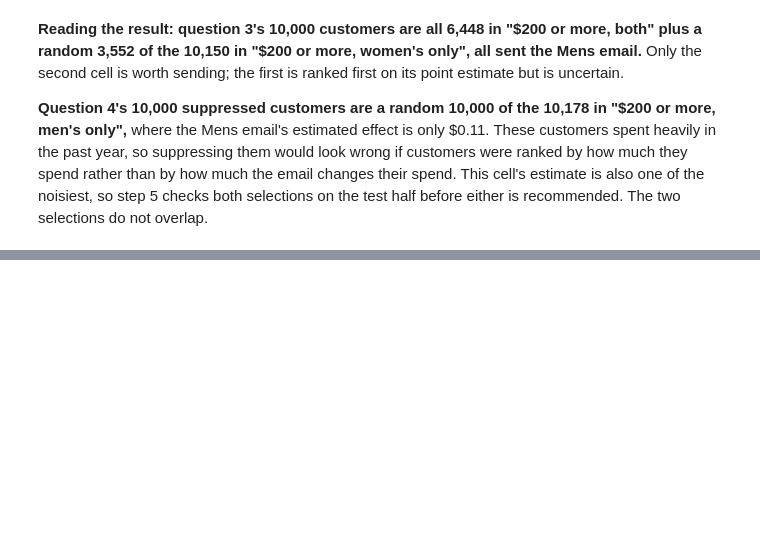
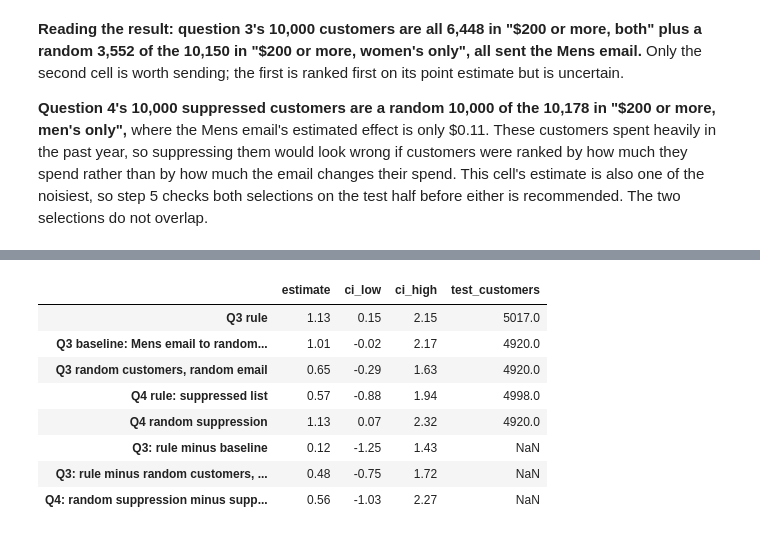
Before and after one commit to flora29058486/email-campaign-targeting, a Jupyter notebook: notebooks/03_01_targeting_rule.ipynb, the cells around one changed output, grey strips where cells are left out. Cells and saved outputs as stored; diff of their text form; code cells hidden in the pictures; blank space fills up the shorter version.

```diff
--- a/notebooks/03_01_targeting_rule.ipynb
+++ b/notebooks/03_01_targeting_rule.ipynb
@@ -228,0 +240,69 @@ Question 3: 10,000 customers selected; question 4: 10,000 suppressed; overlap: 0
+# %%
+rng = np.random.default_rng(SEED)
+df["random_pick"] = df.index.isin(df.sample(N_TARGET, random_state=SEED).index)
+df["random_email"] = rng.choice(["Mens E-Mail", "Womens E-Mail"], size=len(df))
+df["rule_email"] = df["cell"].map(effects["chosen_email"] + " E-Mail")
+
+t = df.loc[test.index]
+spend = t["spend"].to_numpy()
+no_email = (t["segment"] == "No E-Mail").to_numpy()
+
+LISTS = {
+    "Q3 rule": ("send_top", t["rule_email"]),
+    "Q3 baseline: Mens email to random 10,000": ("random_pick", "Mens E-Mail"),
+    "Q3 random customers, random email": ("random_pick", t["random_email"]),
+    "Q4 rule: suppressed list": ("suppress", t["rule_email"]),
+    "Q4 random suppression": ("random_pick", t["rule_email"]),
+}
+masks = {}
+for name, (flag, email) in LISTS.items():
+    selected = t[flag].to_numpy()
+    masks[name] = (selected & (t["segment"] == email).to_numpy(), selected & no_email)
+
+
+def incremental(idx):
+    """Incremental spend per selected customer for each list, for each row of resample indices."""
+    s = spend[idx]
+    out = {}
+    for name, (emailed, control) in masks.items():
+        e, c = emailed[idx], control[idx]
+        out[name] = (s * e).sum(axis=1) / e.sum(axis=1) - (s * c).sum(axis=1) / c.sum(axis=1)
+    return out
+
+
+def comparisons(r):
+    return {
+        "Q3: rule minus baseline": r["Q3 rule"] - r["Q3 baseline: Mens email to random 10,000"],
+        "Q3: rule minus random customers, random email": r["Q3 rule"] - r["Q3 random customers, random email"],
+        "Q4: random suppression minus suppressed list": r["Q4 random suppression"] - r["Q4 rule: suppressed list"],
+    }
+
+
+point = incremental(np.arange(len(t))[None, :])
+point = {**point, **comparisons(point)}
+
+N_BOOT, CHUNK = 10_000, 250
+boot_rng = np.random.default_rng(SEED)
+draws = {name: [] for name in point}
+for _ in range(N_BOOT // CHUNK):
+    r = incremental(boot_rng.integers(0, len(t), size=(CHUNK, len(t))))
+    for name, values in {**r, **comparisons(r)}.items():
+        draws[name].append(values)
+
+results = pd.DataFrame({
+    "estimate": {k: v[0] for k, v in point.items()},
+    "ci_low": {k: np.percentile(np.concatenate(v), 2.5) for k, v in draws.items()},
+    "ci_high": {k: np.percentile(np.concatenate(v), 97.5) for k, v in draws.items()},
+})
+results["test_customers"] = [t[LISTS[k][0]].sum() if k in LISTS else np.nan for k in results.index]
+results.round(2)
+# %% [output]
+|  | estimate | ci_low | ci_high | test_customers |
+| Q3 rule | 1.13 | 0.15 | 2.15 | 5017.0 |
+| Q3 baseline: Mens email to random... | 1.01 | -0.02 | 2.17 | 4920.0 |
+| Q3 random customers, random email | 0.65 | -0.29 | 1.63 | 4920.0 |
+| Q4 rule: suppressed list | 0.57 | -0.88 | 1.94 | 4998.0 |
+| Q4 random suppression | 1.13 | 0.07 | 2.32 | 4920.0 |
+| Q3: rule minus baseline | 0.12 | -1.25 | 1.43 | NaN |
+| Q3: rule minus random customers, ... | 0.48 | -0.75 | 1.72 | NaN |
+| Q4: random suppression minus supp... | 0.56 | -1.03 | 2.27 | NaN |
```
Also changed, not shown: parts of 5 cells of this notebook, 1 other file.
